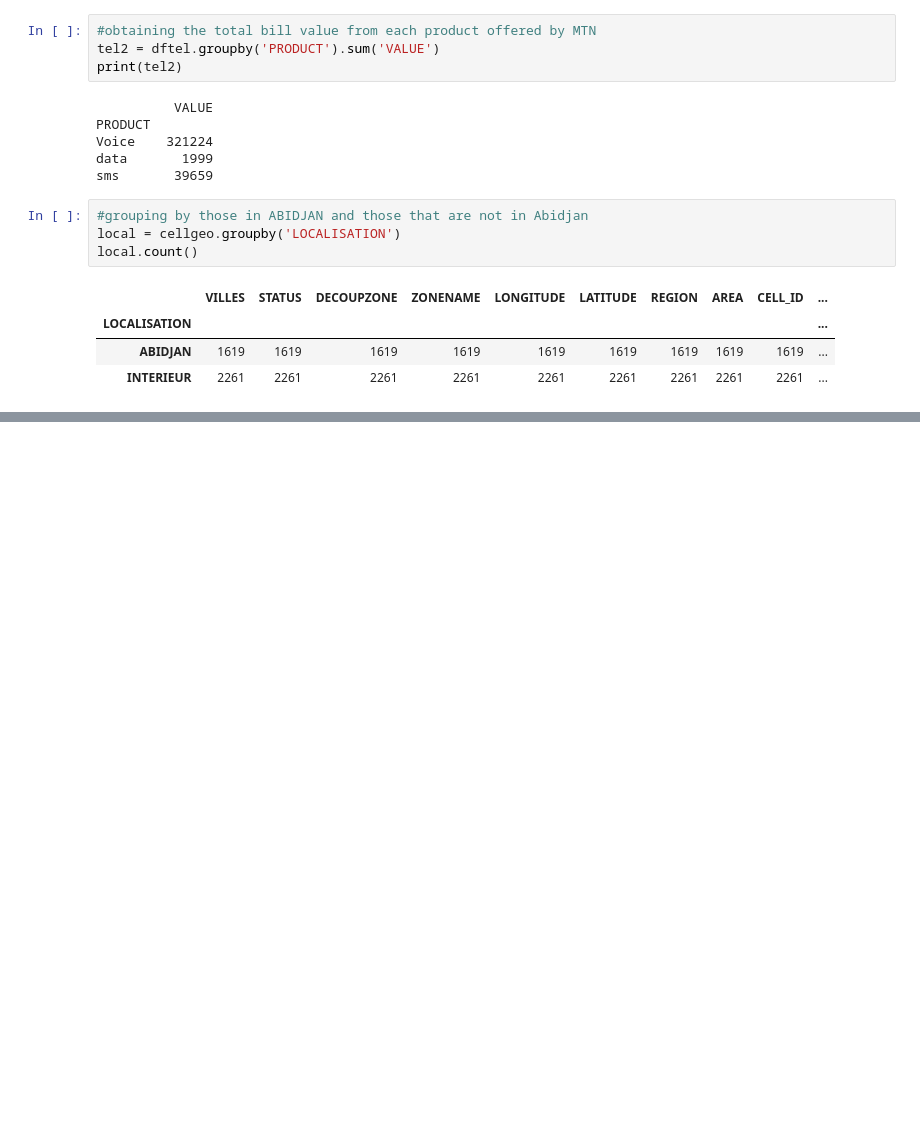
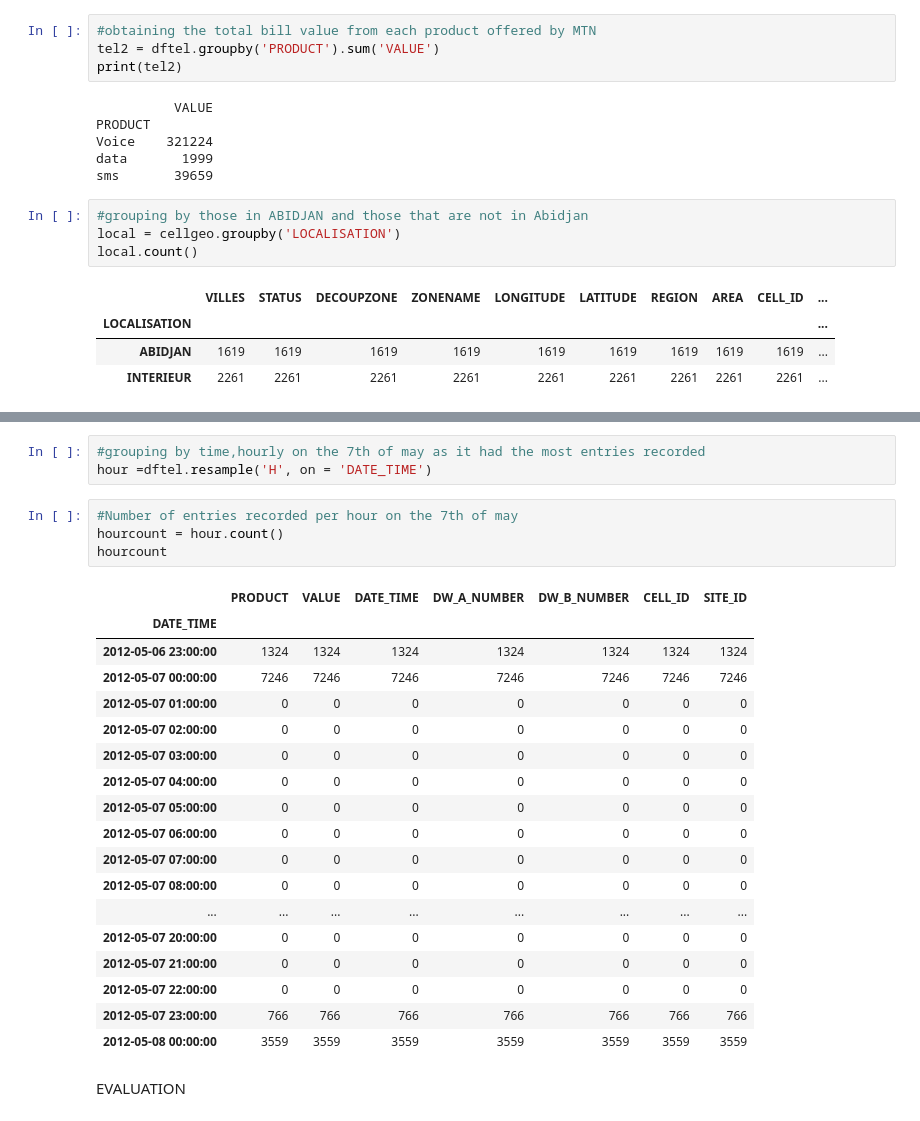
Before and after one commit to MaureenGatu/AUTOLIB-CAR-SHARE-DATAANALYSIS, a Jupyter notebook: IP WEEK 3/MTN-Telecomunicationanalysis.ipynb, the cells around one changed output, grey strips where cells are left out. Cells and saved outputs as stored; diff of their text form; blank space fills up the shorter version.

```diff
--- a/IP WEEK 3/MTN-Telecomunicationanalysis.ipynb
+++ b/IP WEEK 3/MTN-Telecomunicationanalysis.ipynb
@@ -418,0 +505,28 @@ local.count()
+# %%
+#grouping by time,hourly on the 7th of may as it had the most entries recorded
+hour =dftel.resample('H', on = 'DATE_TIME')
+# %%
+#Number of entries recorded per hour on the 7th of may
+hourcount = hour.count()
+hourcount
+# %% [output]
+|  | PRODUCT | VALUE | DATE_TIME | DW_A_NUMBER | DW_B_NUMBER | CELL_ID | SITE_ID |
+| DATE_TIME |  |  |  |  |  |  |  |
+| 2012-05-06 23:00:00 | 1324 | 1324 | 1324 | 1324 | 1324 | 1324 | 1324 |
+| 2012-05-07 00:00:00 | 7246 | 7246 | 7246 | 7246 | 7246 | 7246 | 7246 |
+| 2012-05-07 01:00:00 | 0 | 0 | 0 | 0 | 0 | 0 | 0 |
+| 2012-05-07 02:00:00 | 0 | 0 | 0 | 0 | 0 | 0 | 0 |
+| 2012-05-07 03:00:00 | 0 | 0 | 0 | 0 | 0 | 0 | 0 |
+| 2012-05-07 04:00:00 | 0 | 0 | 0 | 0 | 0 | 0 | 0 |
+| 2012-05-07 05:00:00 | 0 | 0 | 0 | 0 | 0 | 0 | 0 |
+| 2012-05-07 06:00:00 | 0 | 0 | 0 | 0 | 0 | 0 | 0 |
+| 2012-05-07 07:00:00 | 0 | 0 | 0 | 0 | 0 | 0 | 0 |
+| 2012-05-07 08:00:00 | 0 | 0 | 0 | 0 | 0 | 0 | 0 |
+| ... | ... | ... | ... | ... | ... | ... | ... |
+| 2012-05-07 20:00:00 | 0 | 0 | 0 | 0 | 0 | 0 | 0 |
+| 2012-05-07 21:00:00 | 0 | 0 | 0 | 0 | 0 | 0 | 0 |
+| 2012-05-07 22:00:00 | 0 | 0 | 0 | 0 | 0 | 0 | 0 |
+| 2012-05-07 23:00:00 | 766 | 766 | 766 | 766 | 766 | 766 | 766 |
+| 2012-05-08 00:00:00 | 3559 | 3559 | 3559 | 3559 | 3559 | 3559 | 3559 |
+# %% [markdown]
+EVALUATION
```
Also changed, not shown: parts of 32 cells of this notebook, 9 other files.
